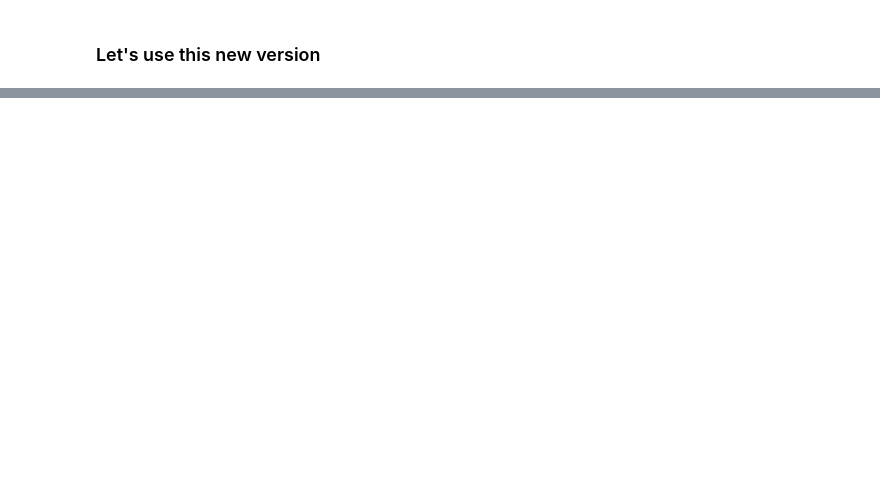
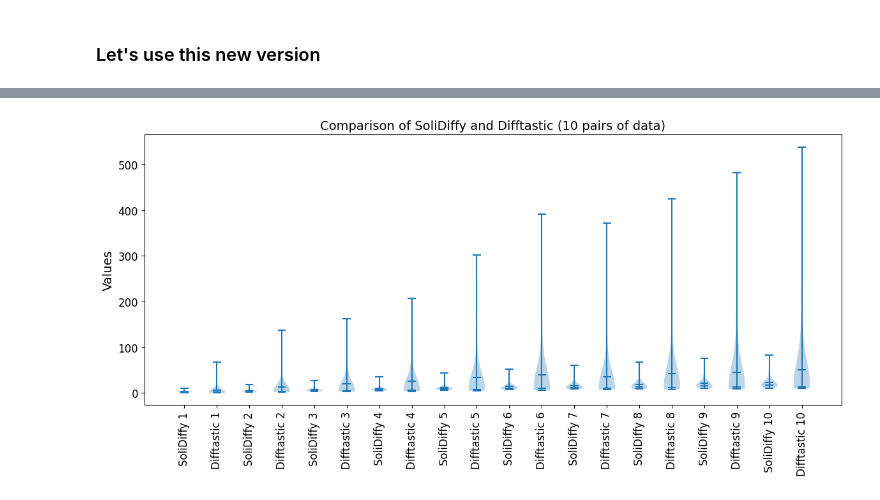
Before and after one commit to mojtaba-eshghie/SoliDiffy, a Jupyter notebook: scripts/results/analysis-new.ipynb, the cells around one changed output, grey strips where cells are left out. Saved outputs shown, nothing was run; the diff lists cells and outputs as text; code cells hidden in the pictures; blank space fills up the shorter version.

Commit message:
#6 Adding plots to the repo

```diff
--- a/scripts/results/analysis-new.ipynb
+++ b/scripts/results/analysis-new.ipynb
@@ -1857,0 +2163,12 @@ plt.show()
+# %%
+
+num_mut = 10
+pickles = load_pickles()
+
+remove_mut_operators(pickles, ["AVR", "SCEC"])
+
+GT_res_dict = setup(num_mut)
+analyze_diffs(pickles["GT"], GT_res_dict, num_mut)
+
+difft_res_dict = setup(num_mut)
+analyze_diffs(pickles["difft"], difft_res_dict, num_mut)
@@ -1857,0 +2285,46 @@ plt.show()
+# %%
+for i in range(len(solidiffy_mut_res_combined['combined_list'])):
+    print(len(solidiffy_mut_res_combined['combined_list'][i]))
+# %%
+import matplotlib.pyplot as plt
+import numpy as np
+
+# Simulate your combined values for SoliDiffy and Difftastic (replace these with your actual data)
+solidiffy_values = solidiffy_mut_res_combined['combined_list']
+difftastic_values = difftastic_mut_res_combined['combined_list']
+
+# Prepare the data
+all_data = []
+for i in range(10):
+    all_data.append(solidiffy_values[i])
+    all_data.append(difftastic_values[i])
+
+# Create the plot
+fig, ax = plt.subplots(figsize=(12, 6))
+
+# Create positions for the pairs of violin plots
+positions = []
+for i in range(10):
+    positions.append(2 * i + 1)  # Position for SoliDiffy
+    positions.append(2 * i + 2)  # Position for Difftastic
+
+# Create labels for each pair
+labels = []
+for i in range(10):
+    labels.append(f'SoliDiffy {i+1}')
+    labels.append(f'Difftastic {i+1}')
+
+# Plot the violin plots
+ax.violinplot(all_data, positions=positions, showmeans=True, showmedians=True)
+
+# Customize the plot
+ax.set_xticks(positions)
+ax.set_xticklabels(labels, rotation=90)
+ax.set_title('Comparison of SoliDiffy and Difftastic (10 pairs of data)')
+ax.set_ylabel('Values')
+
+# Show the plot
+plt.tight_layout()
+plt.show()
+# %% [output]
+[figure, added]
```
Also changed, not shown: parts of 29 cells of this notebook, 20 other files.
